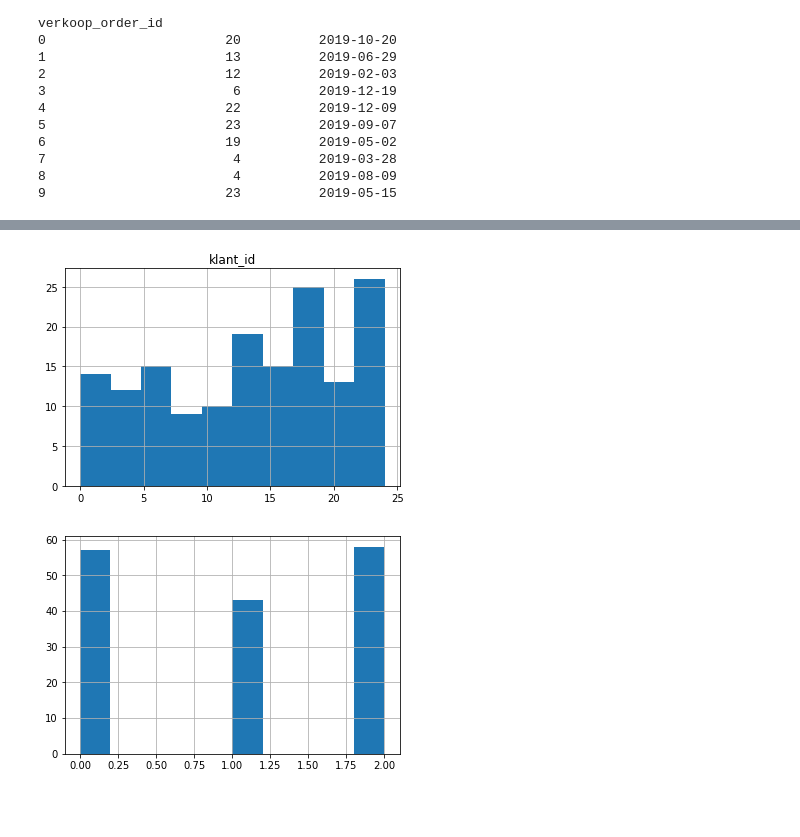
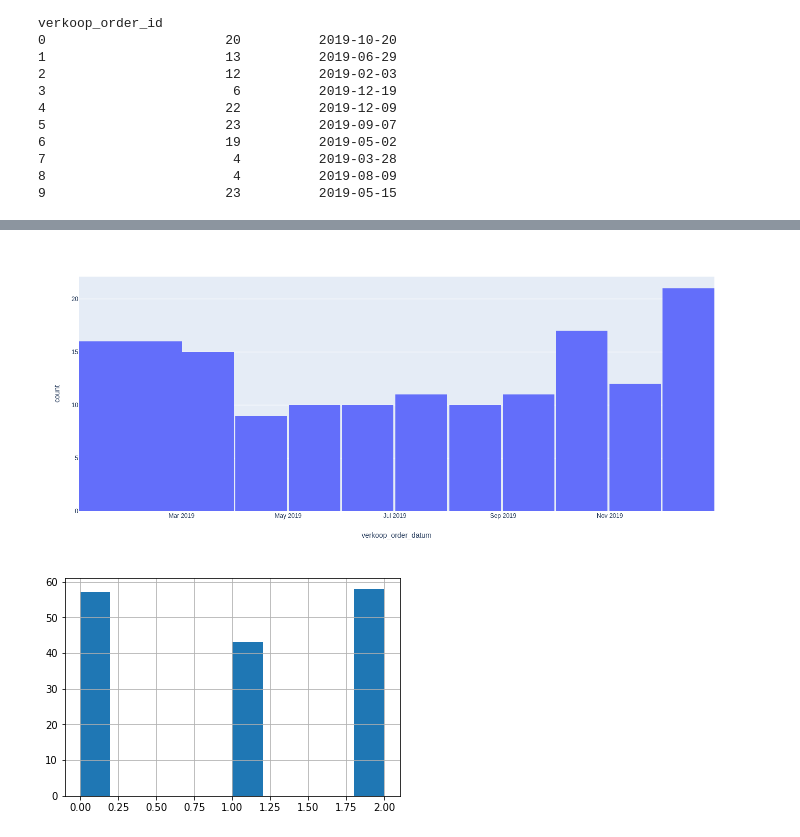
Before and after one commit to maartenor/demo-databases, a Jupyter notebook: create_dataframes.ipynb, the cells around one changed output, grey strips where cells are left out. Drawn from its saved outputs; the diff is of its cells as text; code cells hidden in the pictures; blank space fills up the shorter version.

Commit message:
Updated with plotly graphs.

```diff
--- a/create_dataframes.ipynb
+++ b/create_dataframes.ipynb
@@ -112,5 +117,7 @@ if show_intermediate_results == True:
 # %%
 if show_intermediate_results == True:
-    verkoop_order_df.hist(column='klant_id', bins=10)
+#    verkoop_order_df.hist(column='klant_id', bins=10)
+    fig=px.histogram(verkoop_order_df, x='verkoop_order_datum', nbins=12)
+    fig.show()
 # %% [output]
-[figure, old version]
+[figure, new version]
```
Also changed, not shown: parts of 11 cells of this notebook, 2 other files.
